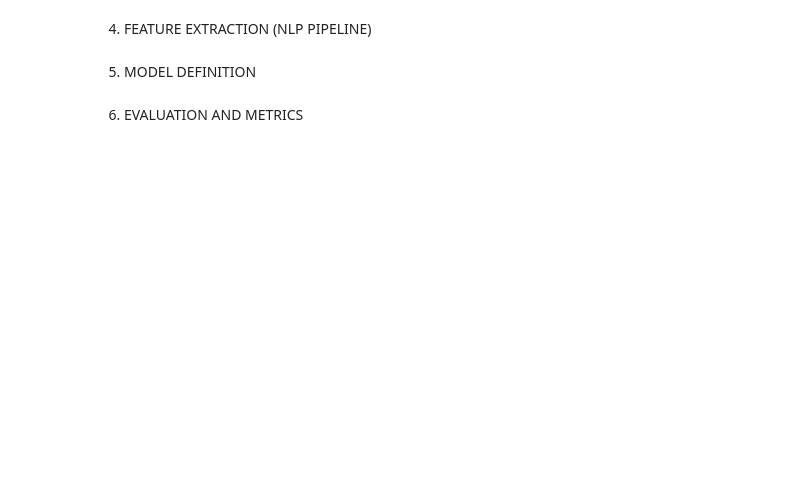
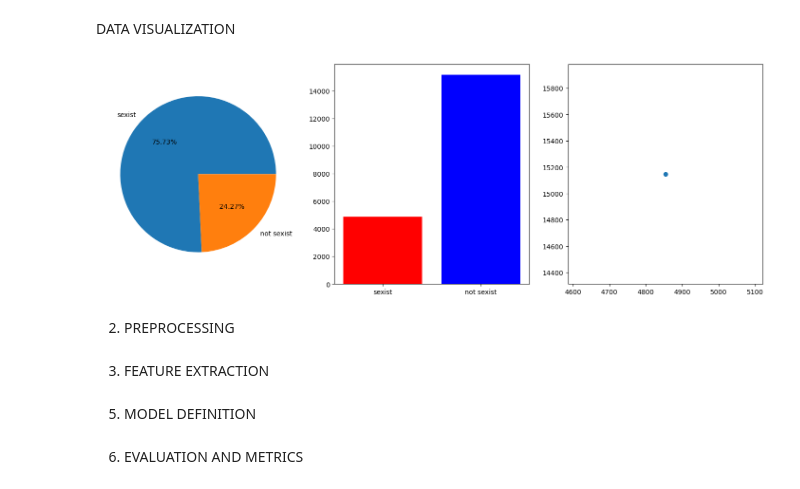
Before and after one commit to antoniocapicotto/edos, a Jupyter notebook: edos.ipynb, the cells around one changed output. Drawn from its saved outputs; the diff is of its cells as text; code cells hidden in the pictures; blank space fills up the shorter version.

```diff
--- a/edos.ipynb
+++ b/edos.ipynb
@@ -26,0 +10,3 @@ import sklearn
+# %%
+# Caricamento dei dataset etichettati
+df = pd.read_csv('./datasets/edos_labelled_aggregated.csv')
@@ -27,5 +36,23 @@ import sklearn
+# %% [markdown]
+DATA VISUALIZATION
+# %%
+count = df['label_sexist'].value_counts()
+labels = ["sexist", "not sexist"]
+sizes = [count.get('sexist', 0), count.get('not sexist', 0)]
+colors = ['red', 'blue']
+
+fig, axs = plt.subplots(1, 3, figsize=(18, 6))
+
+axs[0].pie(count,labels=labels, autopct='%1.2f%%')
+axs[1].bar(labels, sizes, color=colors)
+axs[2].scatter(x = count.get('sexist', 0),y=count.get('not sexist', 0))
+plt.show()
+# %% [output]
+[figure, added]
+# %% [markdown]
+2. PREPROCESSING
 # %% [markdown]
-4. FEATURE EXTRACTION (NLP PIPELINE)
+3. FEATURE EXTRACTION
 # %%
 # define a nlp pipeline for text classification
 # %% [markdown]
```
Also changed, not shown: parts of 11 cells of this notebook.
